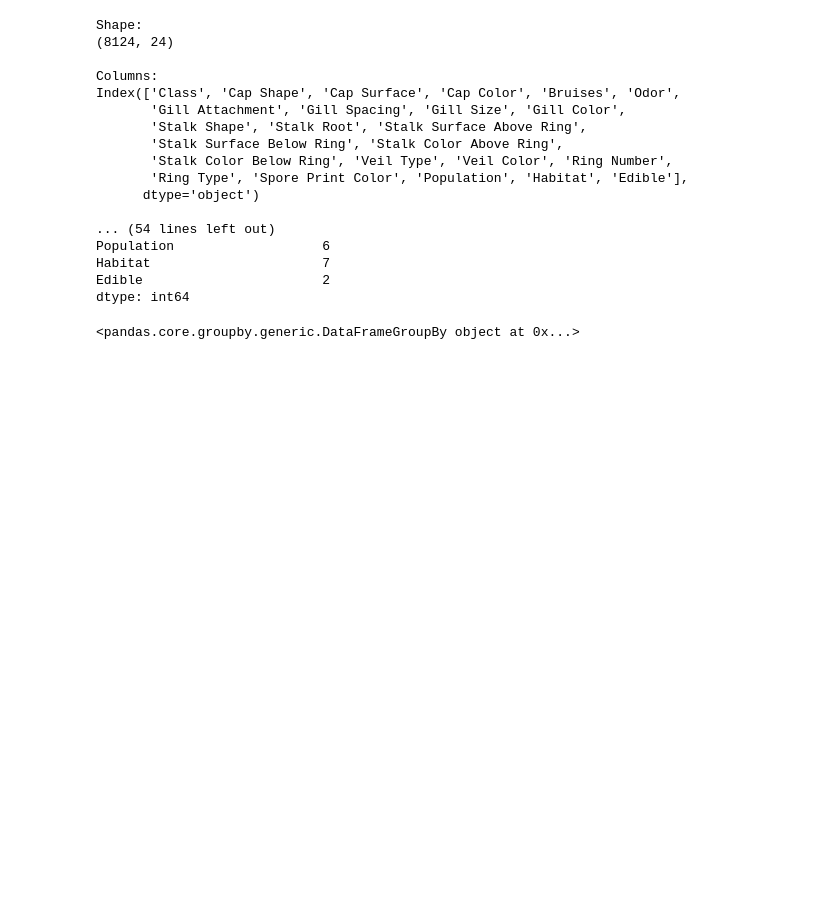
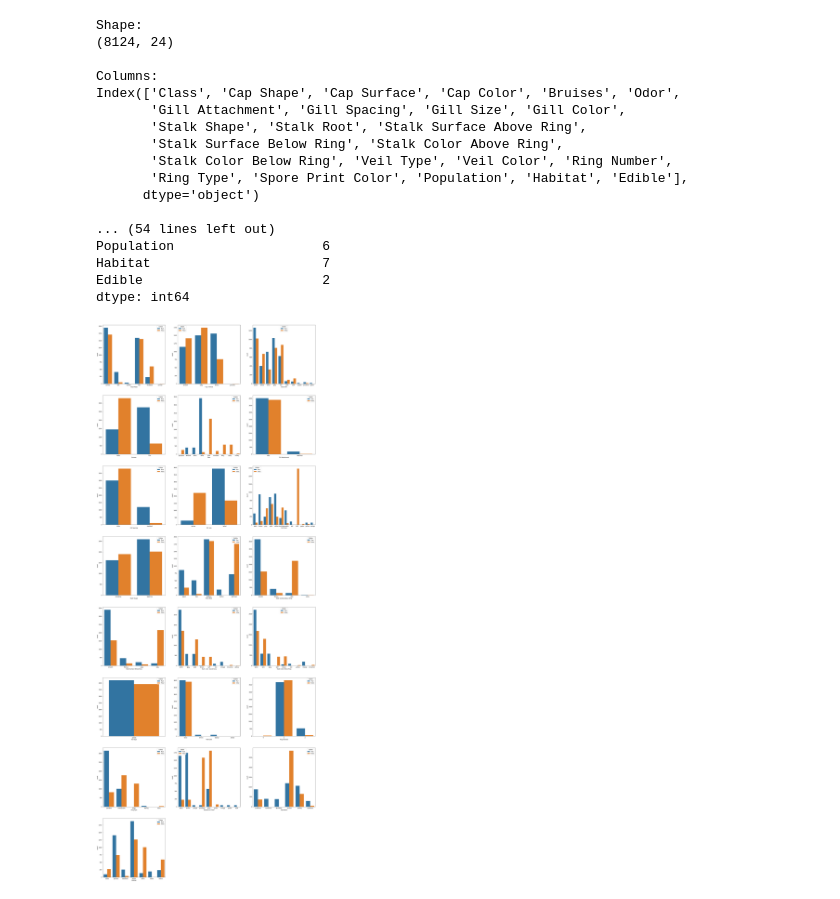
Before and after one commit to data301-2020-winter2/course-project-group_1009, a Jupyter notebook: analysis/alec_nixon/Milestone2.ipynb, the cells around one changed output. Cells and saved outputs as stored; diff of their text form; code cells hidden in the pictures; blank space fills up the shorter version.

```diff
--- a/analysis/alec_nixon/Milestone2.ipynb
+++ b/analysis/alec_nixon/Milestone2.ipynb
@@ -55,8 +55,7 @@ Population                   6
 Habitat                      7
 Edible                       2
 dtype: int64
-# %%
-aData1 = df.groupby('Cap Shape').
-print(aData1)
-# %% [output]
-<pandas.core.groupby.generic.DataFrameGroupBy object at 0x...>
+# %%
+pf.plotEdibility(df)
+# %% [output]
+[figure, added]
```
Also changed, not shown: parts of 1 cell of this notebook, 4 other files.
